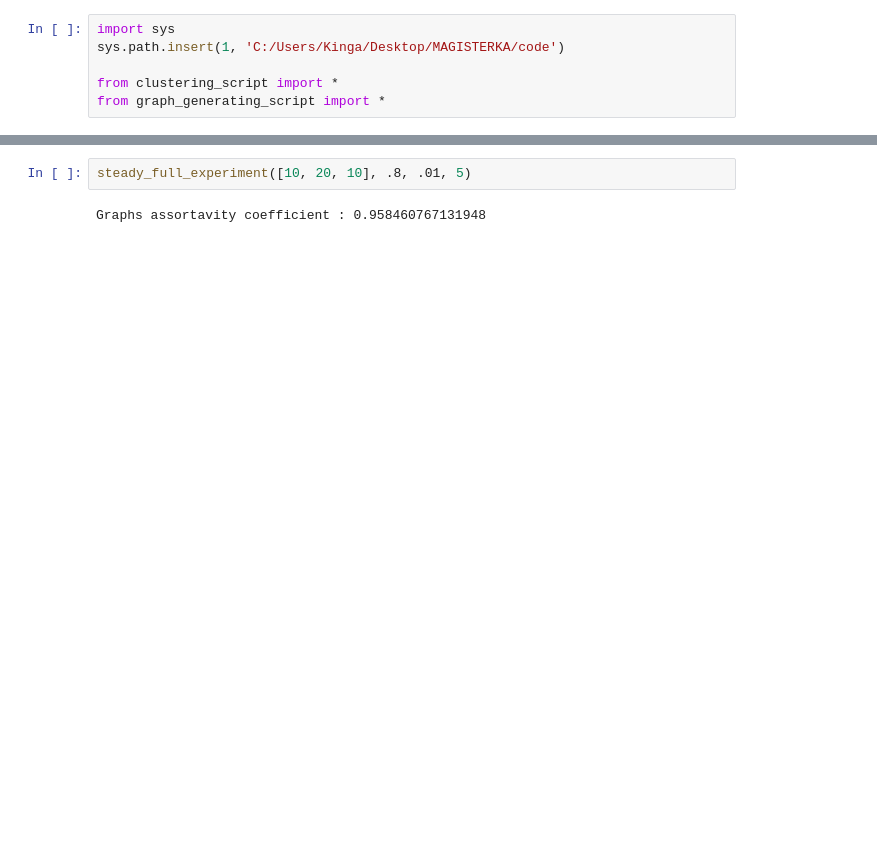
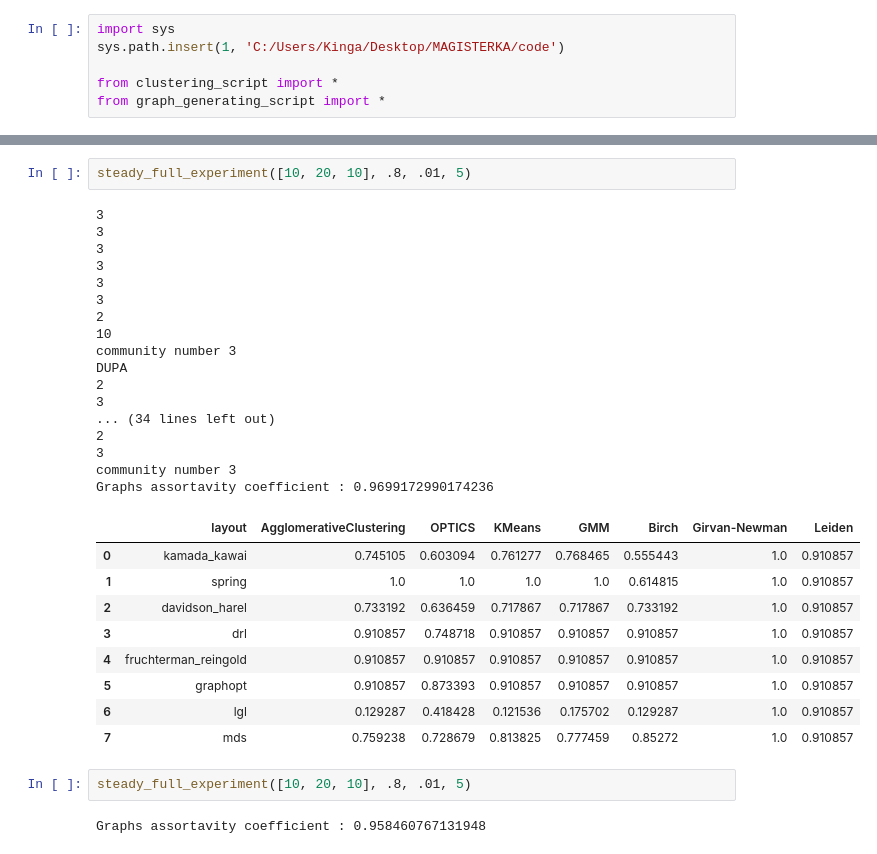
Before and after one commit to ARUMHC/Geometric-Properties-of-Graph-Visualization-Methods, a Jupyter notebook: code/assortivity.ipynb, the cells around one changed output, grey strips where cells are left out. Drawn from its saved outputs; the diff is of its cells as text; blank space fills up the shorter version.

Commit message:
experimenting with number of chosen coms

```diff
--- a/code/assortivity.ipynb
+++ b/code/assortivity.ipynb
@@ -271,4 +317,33 @@ def steady_full_experiment(sizes, inside_prob, outside_prob, k=5):
     return df
+# %%
+steady_full_experiment([10, 20, 10], .8, .01, 5)
+# %% [output]
+3
+3
+3
+3
+3
+3
+2
+10
+community number 3
+DUPA
+2
+3
+... (34 lines left out)
+2
+3
+community number 3
+Graphs assortavity coefficient : 0.9699172990174236
+|  | layout | AgglomerativeClustering | OPTICS | KMeans | GMM | Birch | Girvan-Newman | Leiden |
+| 0 | kamada_kawai | 0.745105 | 0.603094 | 0.761277 | 0.768465 | 0.555443 | 1.0 | 0.910857 |
+| 1 | spring | 1.0 | 1.0 | 1.0 | 1.0 | 0.614815 | 1.0 | 0.910857 |
+| 2 | davidson_harel | 0.733192 | 0.636459 | 0.717867 | 0.717867 | 0.733192 | 1.0 | 0.910857 |
+| 3 | drl | 0.910857 | 0.748718 | 0.910857 | 0.910857 | 0.910857 | 1.0 | 0.910857 |
+| 4 | fruchterman_reingold | 0.910857 | 0.910857 | 0.910857 | 0.910857 | 0.910857 | 1.0 | 0.910857 |
+| 5 | graphopt | 0.910857 | 0.873393 | 0.910857 | 0.910857 | 0.910857 | 1.0 | 0.910857 |
+| 6 | lgl | 0.129287 | 0.418428 | 0.121536 | 0.175702 | 0.129287 | 1.0 | 0.910857 |
+| 7 | mds | 0.759238 | 0.728679 | 0.813825 | 0.777459 | 0.85272 | 1.0 | 0.910857 |
 # %%
 steady_full_experiment([10, 20, 10], .8, .01, 5)
 # %% [output]
```
Also changed, not shown: parts of 4 cells of this notebook, 1 other file.
